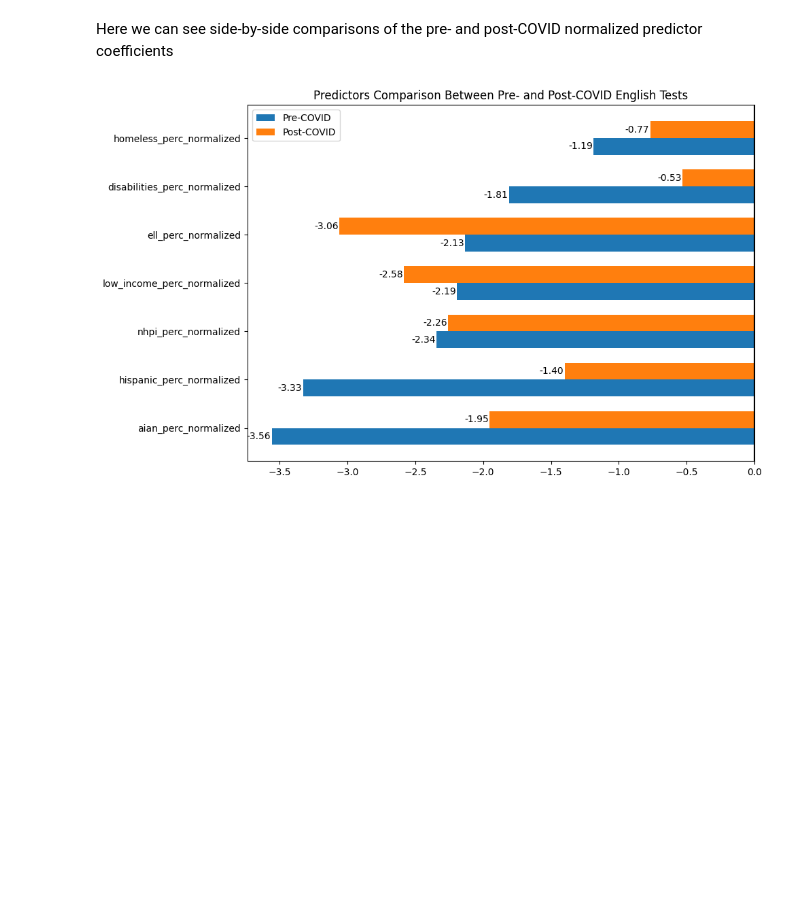
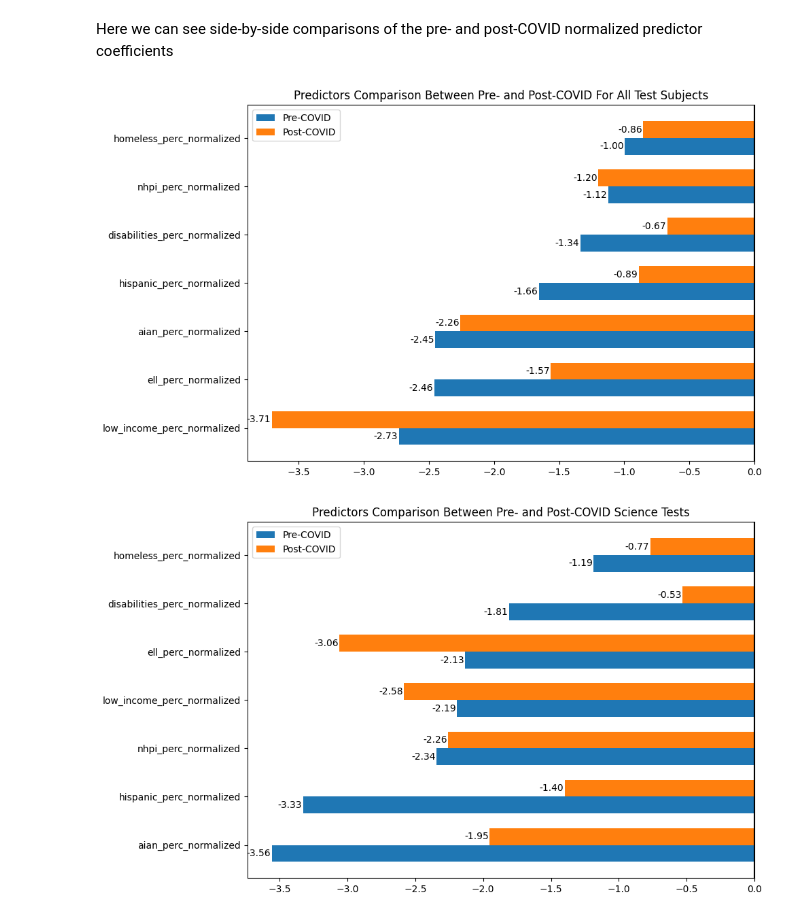
Before and after one commit to jamilditter/washington_education, a Jupyter notebook: code/ExploratoryDataAnalysis(Jacob).ipynb, the cells around one changed output. Drawn from its saved outputs; the diff is of its cells as text; code cells hidden in the pictures; blank space fills up the shorter version.

```diff
--- a/code/ExploratoryDataAnalysis(Jacob).ipynb
+++ b/code/ExploratoryDataAnalysis(Jacob).ipynb
@@ -1818,6 +1888,33 @@ Notes:
 [1] Standard Errors assume that the covariance matrix of the errors is correctly specified.
 # %% [markdown]
 Here we can see side-by-side comparisons of the pre- and post-COVID normalized predictor coefficients
+# %%
+coef_df = pd.DataFrame({
+    'Feature': df_scaled[scaled_columns].columns,
+    'Model 1': model_normalized_pre.params.values[1:],
+    'Model 2': model_normalized_post.params.values[1:]
+})
+coef_df = coef_df.sort_values('Model 1')
+
+x = range(len(coef_df))
+width = 0.35
+
+fig, ax = plt.subplots(figsize=(10, 6))
+ax.barh([i - width/2 for i in x], coef_df['Model 1'], width, label='Pre-COVID')
+ax.barh([i + width/2 for i in x], coef_df['Model 2'], width, label='Post-COVID')
+
+for container in ax.containers:
+    ax.bar_label(container, fmt='%.2f', label_type='edge', padding=1, fontsize=10)
+
+ax.set_yticks(list(x))
+ax.set_yticklabels(coef_df['Feature'])
+ax.axvline(0, color='black', linestyle='-')
+ax.legend()
+plt.title("Predictors Comparison Between Pre- and Post-COVID For All Test Subjects")
+plt.tight_layout()
+plt.show()
+# %% [output]
+[figure, added]
 # %%
 coef_df = pd.DataFrame({
     'Feature': df_scaled[scaled_columns].columns,
```
Also changed, not shown: parts of 6 cells of this notebook.
